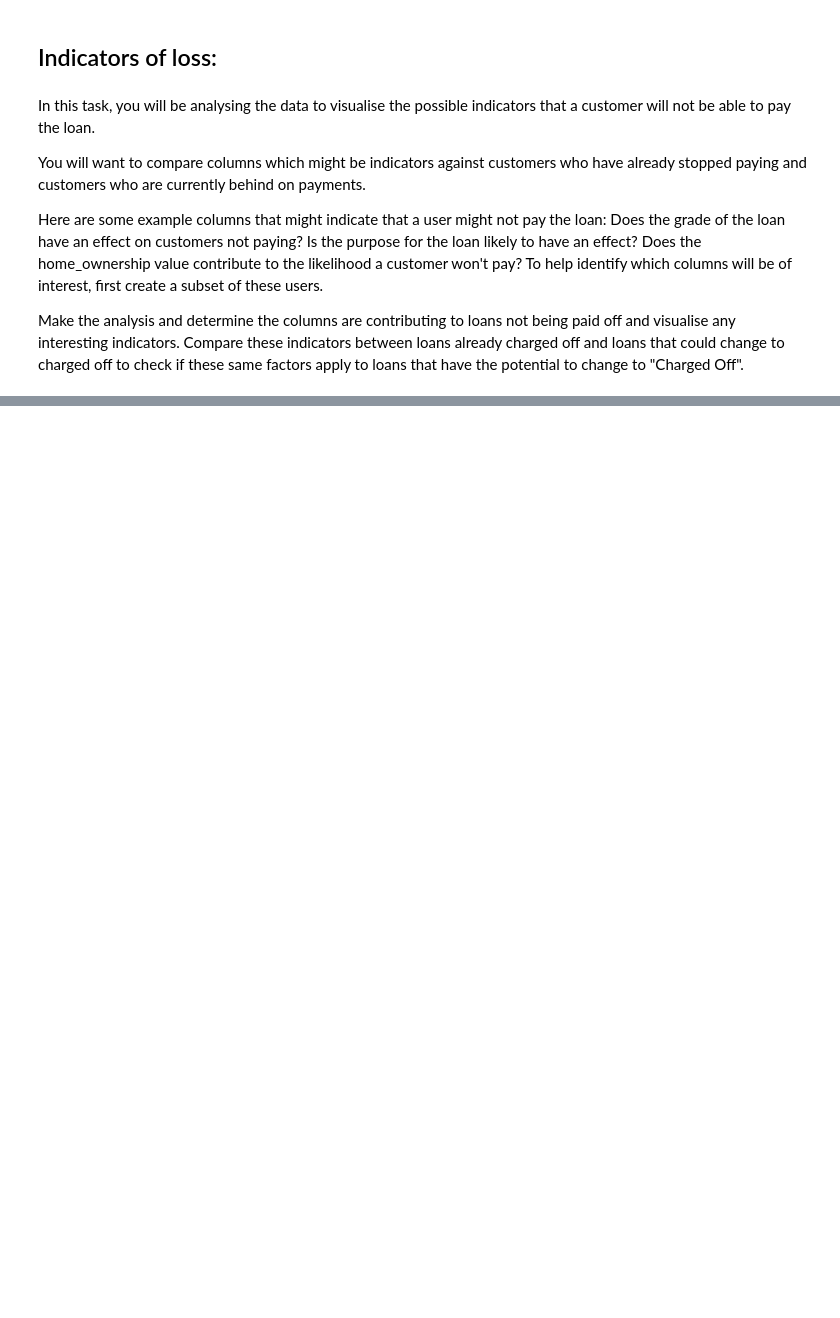
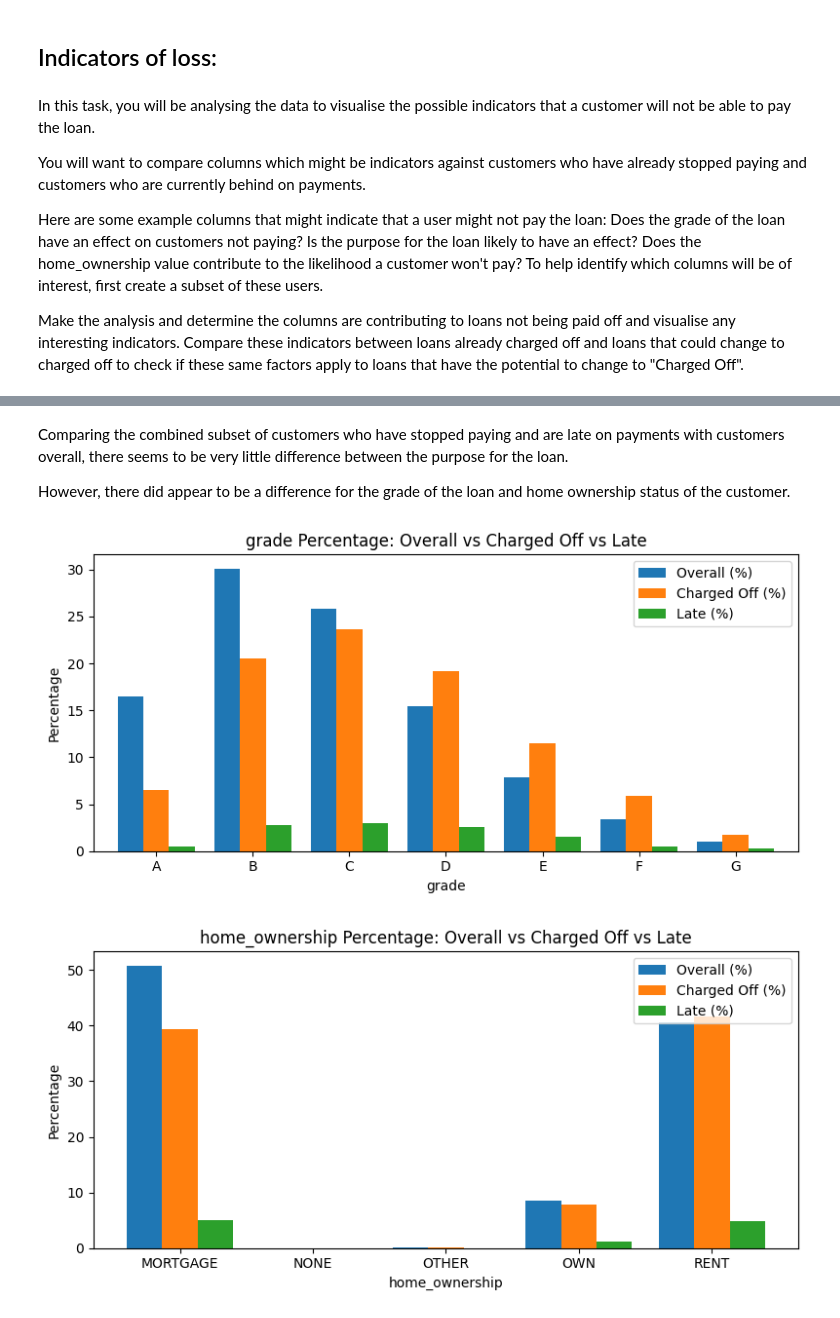
Before and after one commit to hollymorrris/exploratory-data-analysis---customer-loans-in-finance994, a Jupyter notebook: analysis_and_visualisation.ipynb, the cells around one changed output, grey strips where cells are left out. Saved outputs shown, nothing was run; the diff lists cells and outputs as text; code cells hidden in the pictures; blank space fills up the shorter version.

```diff
--- a/analysis_and_visualisation.ipynb
+++ b/analysis_and_visualisation.ipynb
@@ -360,0 +264,35 @@ legend(customers charged off, late customers and other customers)
+# %% [markdown]
+Comparing the combined subset of customers who have stopped paying and are late on payments with customers overall, there seems to be very little difference between the purpose for the loan.
+
+However, there did appear to be a difference for the grade of the loan and home ownership status of the customer.
+# %%
+charged_off_df = df[df['loan_status'] == 'Charged Off'] # Create subset for customers who have already stopped payments
+late_df = df[df['loan_status'].str.contains("Late")] # Create subset for customers behind on loan payments
+
+indicators_of_loss_to_plot = [
+    'grade',
+    'home_ownership'
+    ] # Create list of indicators to visualise
+
+for col in indicators_of_loss_to_plot:
+    overall_percentage = (df[col].value_counts() / len(df)) * 100 # Calculate percentage of unique values for selected indicators of loss columns in main dataframe
+    charged_off_percentage = (charged_off_df[col].value_counts() / len(charged_off_and_late_df)) * 100 # Calculate percentage of unique values for selected indicators of loss columns in Charged Off dataframe subset
+    late_percentage = (late_df[col].value_counts() / len(charged_off_and_late_df)) * 100 # Calculate percentage of unique values for selected indicators of loss columns in Late dataframe subset
+
+    comparison_df = pd.DataFrame({
+        'Overall (%)': overall_percentage,
+        'Charged Off (%)': charged_off_percentage,
+        'Late (%)': late_percentage
+    }).fillna(0) # Combine all 3 into a comparison DataFrame
+
+    comparison_df.plot(kind='bar', figsize=(8, 4), width=0.8)
+    plt.title(f'{col} Percentage: Overall vs Charged Off vs Late')
+    plt.ylabel('Percentage')
+    plt.xlabel(f'{col}')
+    plt.xticks(rotation=0)
+    plt.legend(loc='upper right')
+    plt.tight_layout()
+    plt.show()
+# %% [output]
+[figure, added]
+[figure, added]
```
Also changed, not shown: parts of 28 cells of this notebook.
